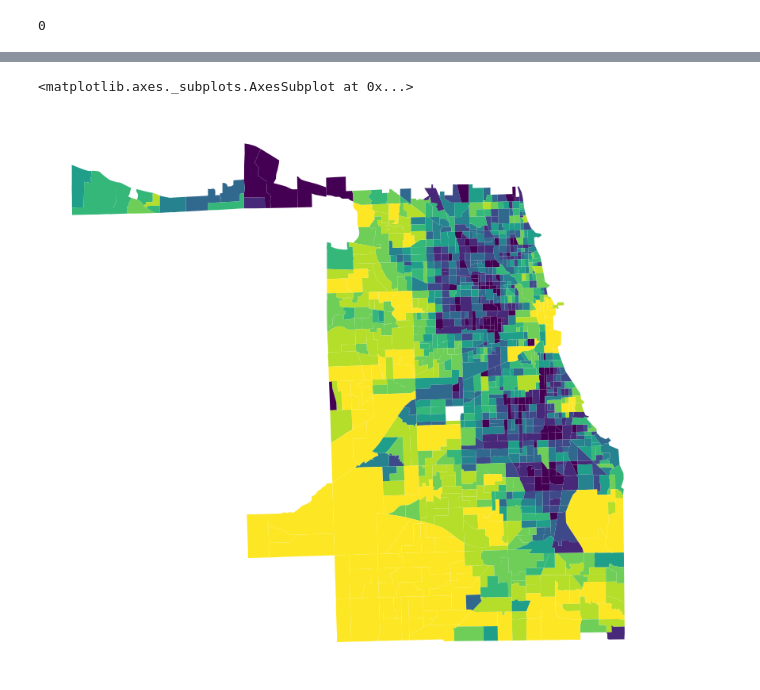
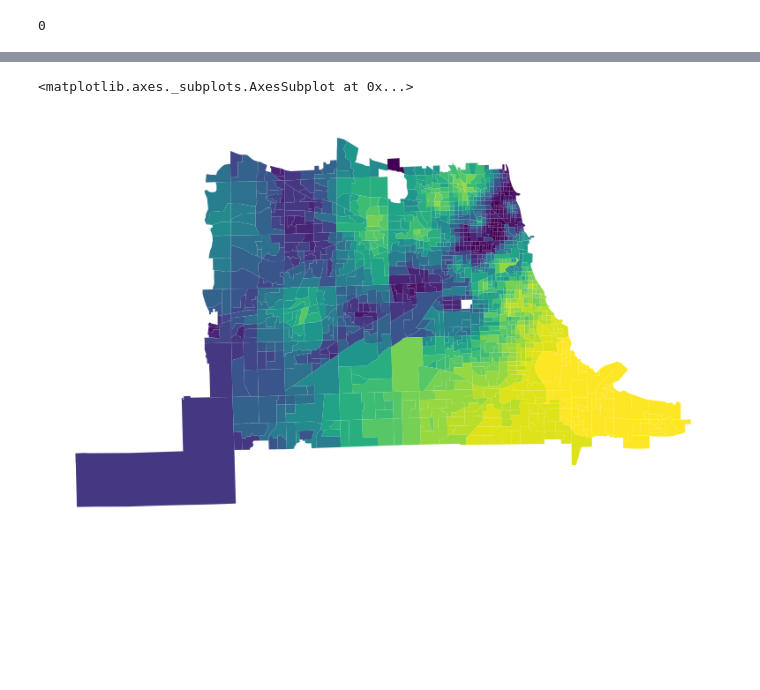
Before and after one commit to JamesSaxon/data, a Jupyter notebook: traces/autocorrelation_and_r2.ipynb, the cells around one changed output, grey strips where cells are left out. Cells and saved outputs as stored; diff of their text form; code cells hidden in the pictures; blank space fills up the shorter version.

```diff
--- a/traces/autocorrelation_and_r2.ipynb
+++ b/traces/autocorrelation_and_r2.ipynb
@@ -93,12 +93,15 @@ def spw_from_dataframe(df, norm = False):
 
     return ps.W(queen.neighbors, spw)
 # %%
-cook = gpd.read_postgis("SELECT tract, ST_Transform(geom, 3528) geometry "
-                        "FROM census_tracts_2015 "
-                        "WHERE state = 17 AND county = 31;",
-                        con = psycopg2.connect(database = "census", user = user, password = passwd,
-                                               host = "saxon.harris.uchicago.edu", port = 5432),
-                        geom_col = "geometry", crs = from_epsg(3528))
+chicago = gpd.read_postgis("SELECT state, county, tract, "
+                           "state::bigint * 1000000000 + county * 1000000 + tract geoid, "
+                           "geom geometry FROM census_tracts_2015 "
+                           # "WHERE ST_DWithin(centroid, ST_Transform(ST_SetSRID(ST_MakePoint(-87.6009453, 41.7907761), 4269), 2163), 200000) "
+                           "WHERE ST_Intersects(ST_MakeEnvelope(-88.3, 41.57, -87.3, 42, 4326), ST_Transform(geom, 4326)) OR (state = 17 AND county = 31)"
+                           "ORDER BY state, county, tract;",
+                           con = psycopg2.connect(database = "census", user = user, password = passwd,
+                                                  host = "saxon.harris.uchicago.edu", port = 5432),
+                           geom_col = "geometry", crs = from_epsg(2163)).to_crs(epsg = 3528)
 
-rev_dict = {v : k for k, v in cook.tract.to_dict().items()}
+rev_dict = {v : k for k, v in chicago.geoid.to_dict().items()}
 # %%
@@ -235,19 +254,19 @@ def trim_matrix_weights(matrix, symmetric = True, threshold = 0, N = 0):
 
     return ps.W(neighbors, weights)
 # %%
-weights = {}
-weights["kernel"]      = ps.weights.Kernel.from_dataframe(cook, k = 8, fixed = False, function='gaussian')
-weights["knn"]         = ps.weights.KNN.from_dataframe(cook, k = 8)
-weights["dist"]        = ps.weights.DistanceBand.from_dataframe(cook, threshold = 2000, silent = True)
-weights["queen"]       = ps.weights.Queen.from_dataframe(cook)
-weights["rook"]        = ps.weights.Rook.from_dataframe(cook)
-weights["spw"]         = spw_from_dataframe(cook, norm = True)
-weights["lodes"]       = trim_matrix_weights(mlodes, N = 10, symmetric = False)
-weights["traces"]      = trim_matrix_weights(mtraces, N = 10, symmetric = False)
-weights["lodes_transf"]   = transform_matrix_weights(mlodes)
-weights["traces_transf"]  = transform_matrix_weights(mtraces)
-weights["lodes_prod"]  = product_matrix_weights(mlodes, 8)
-weights["traces_prod"] = product_matrix_weights(mtraces, 8)
+# weights = {}
+# weights["kernel"]        = ps.weights.Kernel.from_dataframe(chicago, k = 8, fixed = False, function='gaussian')
+# weights["knn"]           = ps.weights.KNN.from_dataframe(chicago, k = 8)
+# weights["dist"]          = ps.weights.DistanceBand.from_dataframe(chicago, threshold = 2000, silent = True)
+# weights["queen"]         = ps.weights.Queen.from_dataframe(chicago)
+# weights["rook"]          = ps.weights.Rook.from_dataframe(chicago)
+# weights["spw"]           = spw_from_dataframe(chicago, norm = True)
+# weights["lodes"]         = trim_matrix_weights(mlodes, N = 10, symmetric = False)
+weights["traces"]        = trim_matrix_weights(mtraces, N = 10, symmetric = False)
+# weights["lodes_transf"]  = transform_matrix_weights(mlodes)
+weights["traces_transf"] = transform_matrix_weights(mtraces)
+# weights["lodes_prod"]    = product_matrix_weights(mlodes, 8)
+weights["traces_prod"]   = product_matrix_weights(mtraces, 8)
 
 for x in range(len(weights["kernel"].weights)):
     weights["kernel"].weights[x][0] = 0
@@ -365,10 +410,10 @@ map_format(ax)
 # %%
 centrality = pd.Series(data = nx.eigenvector_centrality(graphs["traces_prod"], max_iter = 10000), name = "centrality")
-ax = cook.join(centrality).dropna().plot(column = "centrality", figsize = (6, 6), scheme = "quantiles", k = 10)
+ax = chicago.join(centrality).dropna().plot(column = "centrality", figsize = (6, 6), scheme = "quantiles", k = 20)
 
 map_format(ax)
 # %% [output]
 <matplotlib.axes._subplots.AxesSubplot at 0x...>
-[figure, old version]
+[figure, new version]
 # %%
 centrality = pd.Series(data = nx.eigenvector_centrality(graphs["lodes_prod"], max_iter = 10000), name = "centrality")
```
Also changed, not shown: parts of 13 cells of this notebook, 1 other file.
